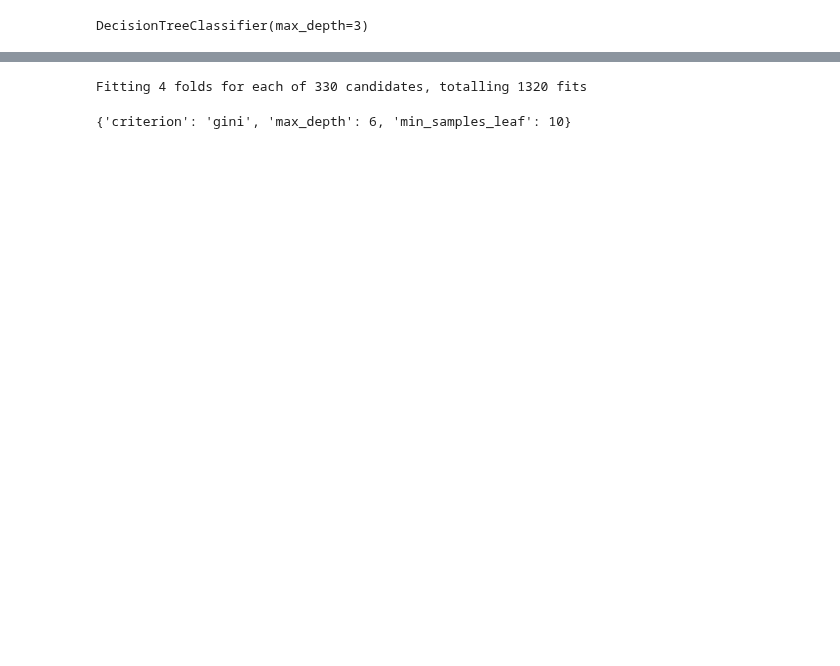
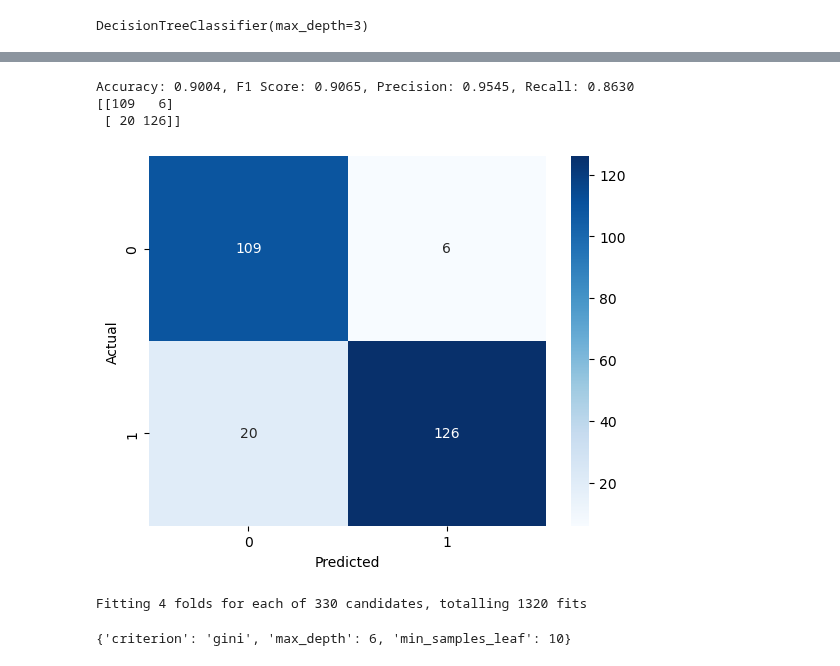
Before and after one commit to ml-cvd-prediction/ml-cvd-prediction.github.io, a Jupyter notebook: src/supervised.ipynb, the cells around one changed output, grey strips where cells are left out. Drawn from its saved outputs; the diff is of its cells as text; code cells hidden in the pictures; blank space fills up the shorter version.

```diff
--- a/src/supervised.ipynb
+++ b/src/supervised.ipynb
@@ -180,3 +185,24 @@ DecisionTreeClassifier(max_depth=7, min_samples_leaf=2) Accuracy: 0.9119
+# %%
+model = DecisionTreeClassifier(max_depth = 7, min_samples_leaf=2)
+model.fit(x_train, y_train)
+y_pred = model.predict(x_test)
+accuracy = accuracy_score(y_test, y_pred)
+f1 = f1_score(y_test, y_pred)
+precision = precision_score(y_test, y_pred)
+recall = recall_score(y_test, y_pred)
+print(f"Accuracy: {accuracy:.4f}, F1 Score: {f1:.4f}, Precision: {precision:.4f}, Recall: {recall:.4f}")
+cm = confusion_matrix(y_test, y_pred)
+print(cm)
+
+sns.heatmap(cm, annot=True, fmt='d', cmap='Blues')
+plt.xlabel('Predicted')
+plt.ylabel('Actual')
+plt.show()
+# %% [output]
+Accuracy: 0.9004, F1 Score: 0.9065, Precision: 0.9545, Recall: 0.8630
+[[109   6]
+ [ 20 126]]
+[figure, added]
 # %%
 from sklearn.model_selection import GridSearchCV, StratifiedKFold
 # %%
```
Also changed, not shown: parts of 6 cells of this notebook, 7 other files.
